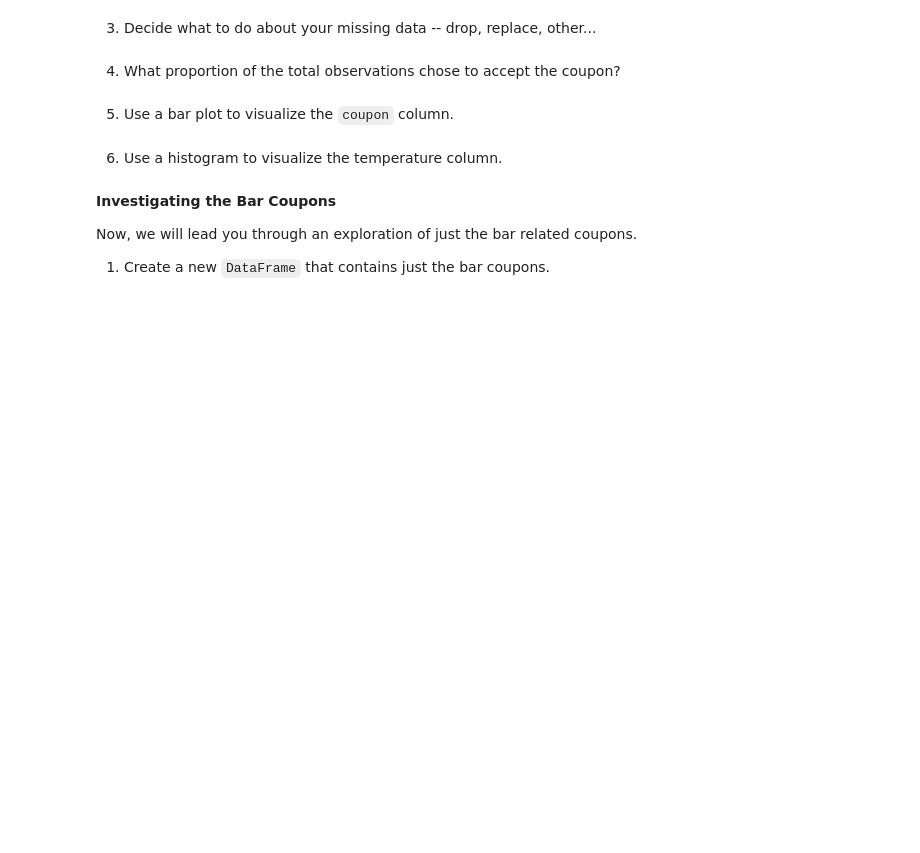
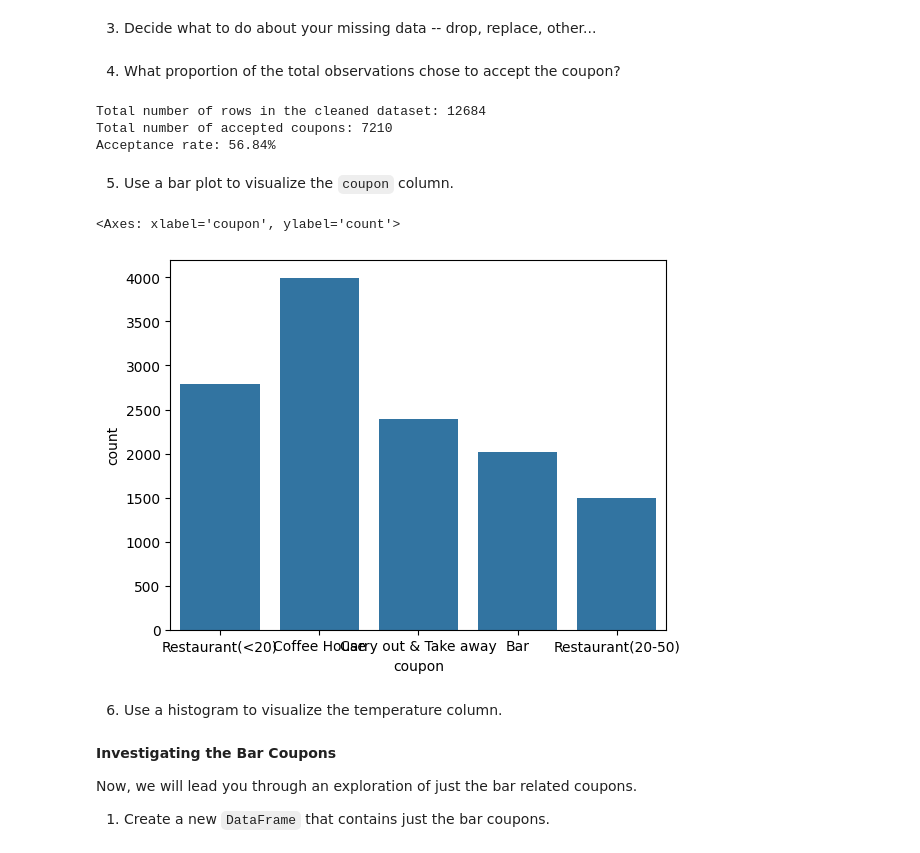
Before and after one commit to asbhat74/assignment5_1_starter, a Jupyter notebook: prompt.ipynb, the cells around one changed output. Drawn from its saved outputs; the diff is of its cells as text; code cells hidden in the pictures; blank space fills up the shorter version.

Commit message:
Implemented Coupon Acceptance Rate and Bar Plot for Coupon

```diff
--- a/prompt.ipynb
+++ b/prompt.ipynb
@@ -115,8 +115,24 @@ for column in columns_with_na:
 cleaned_data = data_without_car
 # %% [markdown]
 4. What proportion of the total observations chose to accept the coupon?
+# %%
+total_rows = cleaned_data.shape[0]
+print(f'Total number of rows in the cleaned dataset: {total_rows}')
+total_accepted_coupons = cleaned_data[cleaned_data['Y'] == 1].shape[0]
+print(f'Total number of accepted coupons: {total_accepted_coupons}')
+acceptance_rate = (total_accepted_coupons / total_rows) * 100
+print(f'Acceptance rate: {acceptance_rate:.2f}%')
+# %% [output]
+Total number of rows in the cleaned dataset: 12684
+Total number of accepted coupons: 7210
+Acceptance rate: 56.84%
 # %% [markdown]
 5. Use a bar plot to visualize the `coupon` column.
+# %%
+sns.countplot(x='coupon',  data=cleaned_data)
+# %% [output]
+<Axes: xlabel='coupon', ylabel='count'>
+[figure, added]
 # %% [markdown]
 6. Use a histogram to visualize the temperature column.
 # %% [markdown]
```
